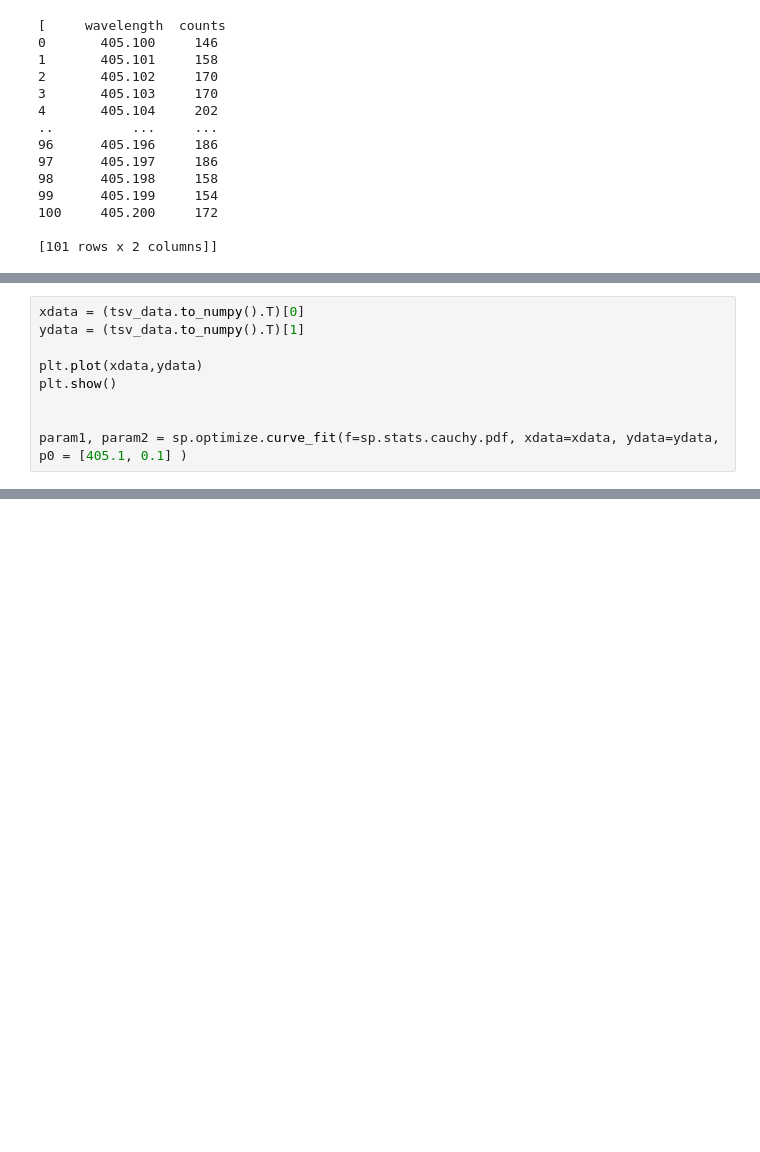
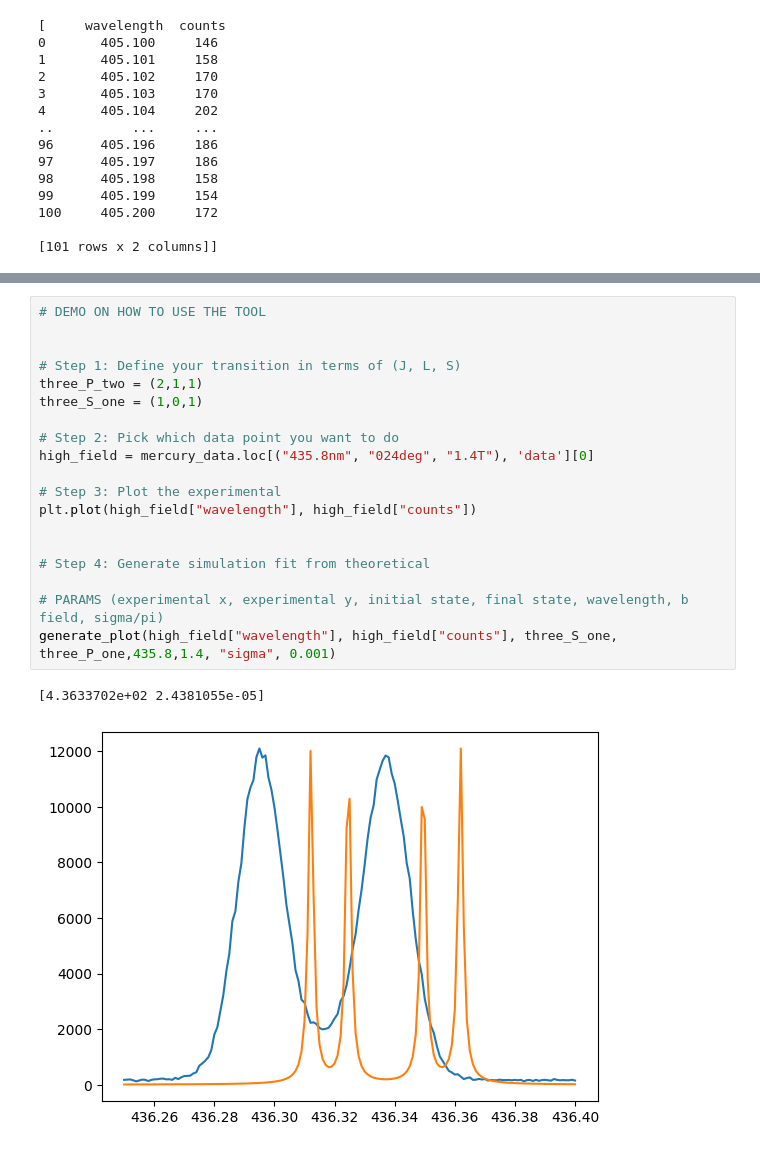
Before and after one commit to ahmedali6395/exp_modern_phys_388, a Jupyter notebook: zeeman_effect/zeeman_data_processing.ipynb, the cells around one changed output, grey strips where cells are left out. Saved outputs shown, nothing was run; the diff lists cells and outputs as text; blank space fills up the shorter version.

```diff
--- a/zeeman_effect/zeeman_data_processing.ipynb
+++ b/zeeman_effect/zeeman_data_processing.ipynb
@@ -98,9 +100,0 @@ tsv_data = pd.read_csv("./data/mercury/404.7nm_024deg_0.0T.tsv", sep = '\t')
-# %%
-xdata = (tsv_data.to_numpy().T)[0]
-ydata = (tsv_data.to_numpy().T)[1]
-
-plt.plot(xdata,ydata)
-plt.show()
-
-
-param1, param2 = sp.optimize.curve_fit(f=sp.stats.cauchy.pdf, xdata=xdata, ydata=ydata, p0 = [405.1, 0.1] )
@@ -115,0 +213,22 @@ print(np.sqrt(param1[1]))
+# %%
+# DEMO ON HOW TO USE THE TOOL
+
+
+# Step 1: Define your transition in terms of (J, L, S)
+three_P_two = (2,1,1)
+three_S_one = (1,0,1)
+
+# Step 2: Pick which data point you want to do
+high_field = mercury_data.loc[("435.8nm", "024deg", "1.4T"), 'data'][0]
+
+# Step 3: Plot the experimental
+plt.plot(high_field["wavelength"], high_field["counts"])
+
+
+# Step 4: Generate simulation fit from theoretical
+
+# PARAMS (experimental x, experimental y, initial state, final state, wavelength, b field, sigma/pi)
+generate_plot(high_field["wavelength"], high_field["counts"], three_S_one, three_P_one,435.8,1.4, "sigma", 0.001)
+# %% [output]
+[4.3633702e+02 2.4381055e-05]
+[figure, added]
```
Also changed, not shown: parts of 10 cells of this notebook, 2 other files.
